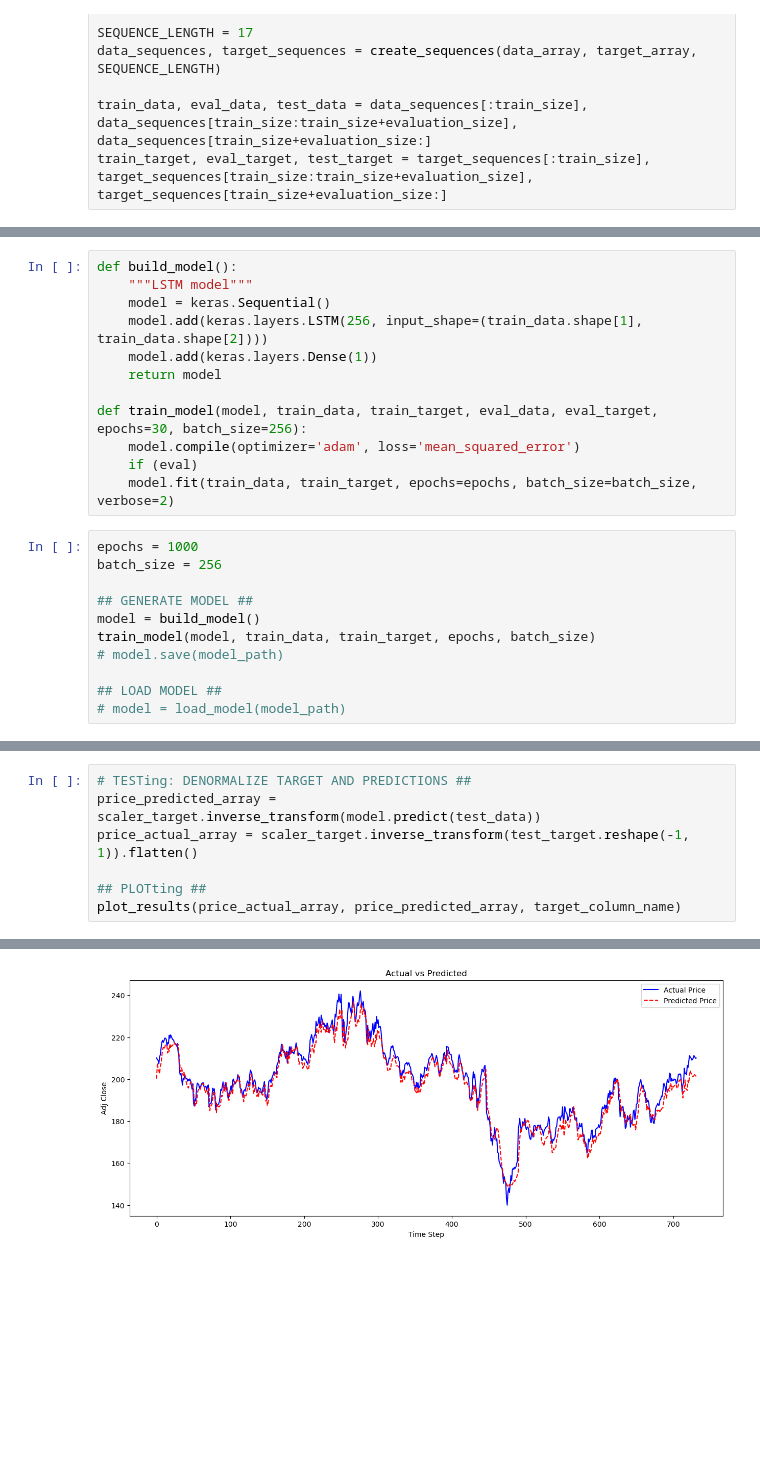
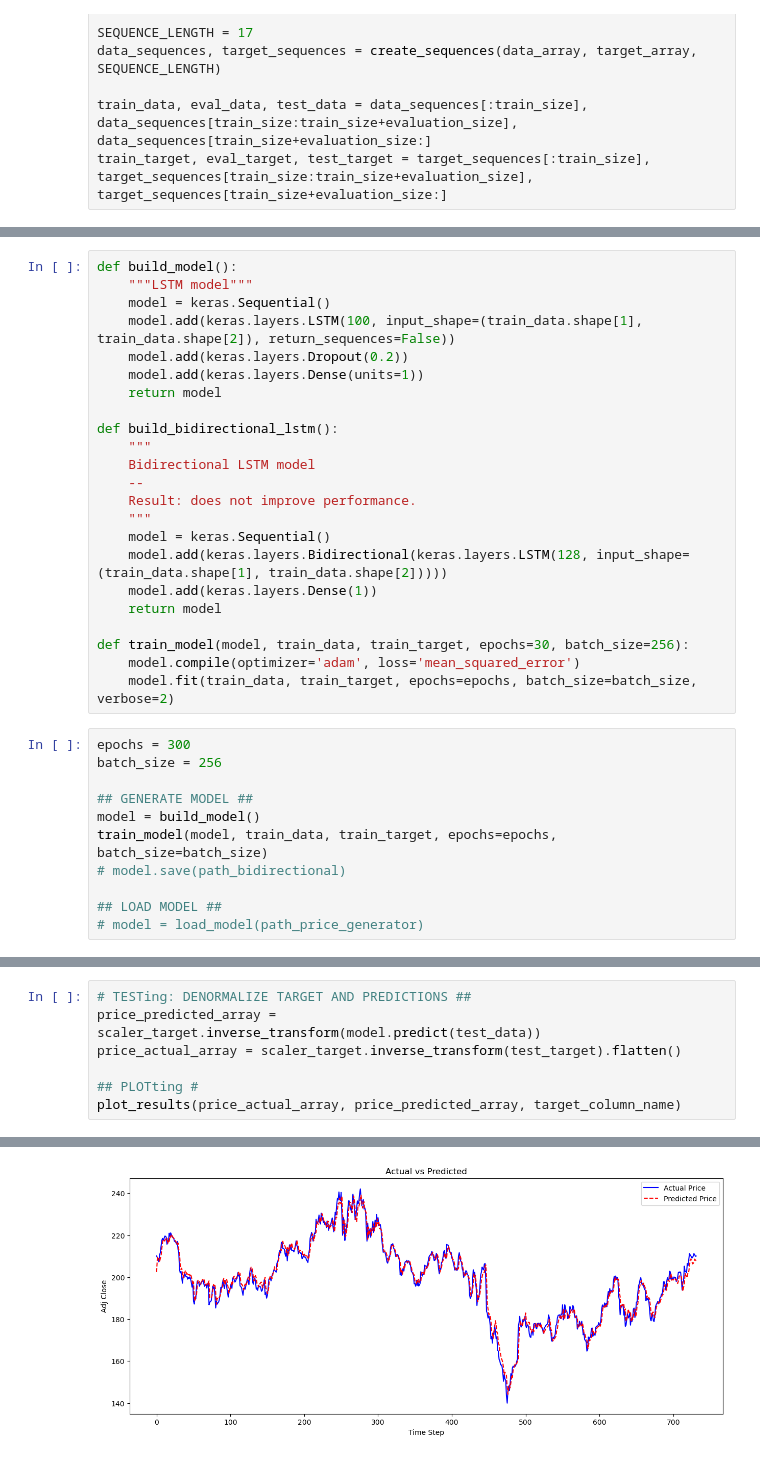
Before and after one commit to the-future-dev/ml-finance, a Jupyter notebook: stock-predictor-ai/code/LSTM_adj_close.ipynb, the cells around one changed output, grey strips where cells are left out. Saved outputs shown, nothing was run; the diff lists cells and outputs as text; blank space fills up the shorter version.

Commit message:
best model: One layer LSTM. Precision obtained: 1.18% of Mean Absolute Percentage Error

```diff
--- a/stock-predictor-ai/code/LSTM_adj_close.ipynb
+++ b/stock-predictor-ai/code/LSTM_adj_close.ipynb
@@ -76,23 +112,34 @@ print(f'b: {b[test_index]}')
 def build_model():
     """LSTM model"""
     model = keras.Sequential()
-    model.add(keras.layers.LSTM(256, input_shape=(train_data.shape[1], train_data.shape[2])))
+    model.add(keras.layers.LSTM(100, input_shape=(train_data.shape[1], train_data.shape[2]), return_sequences=False))
+    model.add(keras.layers.Dropout(0.2))
+    model.add(keras.layers.Dense(units=1))
+    return model
+
+def build_bidirectional_lstm():
+    """
+    Bidirectional LSTM model
+    --
+    Result: does not improve performance.
+    """
+    model = keras.Sequential()
+    model.add(keras.layers.Bidirectional(keras.layers.LSTM(128, input_shape=(train_data.shape[1], train_data.shape[2]))))
     model.add(keras.layers.Dense(1))
     return model
 
-def train_model(model, train_data, train_target, eval_data, eval_target, epochs=30, batch_size=256):
+def train_model(model, train_data, train_target, epochs=30, batch_size=256):
     model.compile(optimizer='adam', loss='mean_squared_error')
-    if (eval)
     model.fit(train_data, train_target, epochs=epochs, batch_size=batch_size, verbose=2)
 # %%
-epochs = 1000
+epochs = 300
 batch_size = 256
 
 ## GENERATE MODEL ##
 model = build_model()
-train_model(model, train_data, train_target, epochs, batch_size)
-# model.save(model_path)
+train_model(model, train_data, train_target, epochs=epochs, batch_size=batch_size)
+# model.save(path_bidirectional)
 
 ## LOAD MODEL ##
-# model = load_model(model_path)
+# model = load_model(path_price_generator)
 # %% [output]
@@ -109,8 +163,8 @@ train_model(model, train_data, train_target, epochs, batch_size)
 # %%
 # TESTing: DENORMALIZE TARGET AND PREDICTIONS ##
 price_predicted_array = scaler_target.inverse_transform(model.predict(test_data))
-price_actual_array = scaler_target.inverse_transform(test_target.reshape(-1, 1)).flatten()
+price_actual_array = scaler_target.inverse_transform(test_target).flatten()
 
-## PLOTting ##
+## PLOTting #
 plot_results(price_actual_array, price_predicted_array, target_column_name)
 # %% [output]
@@ -119 +173 @@ plot_results(price_actual_array, price_predicted_array, target_column_name)
-[figure, old version]
+[figure, new version]
```
Also changed, not shown: parts of 10 cells of this notebook, 6 other files.
